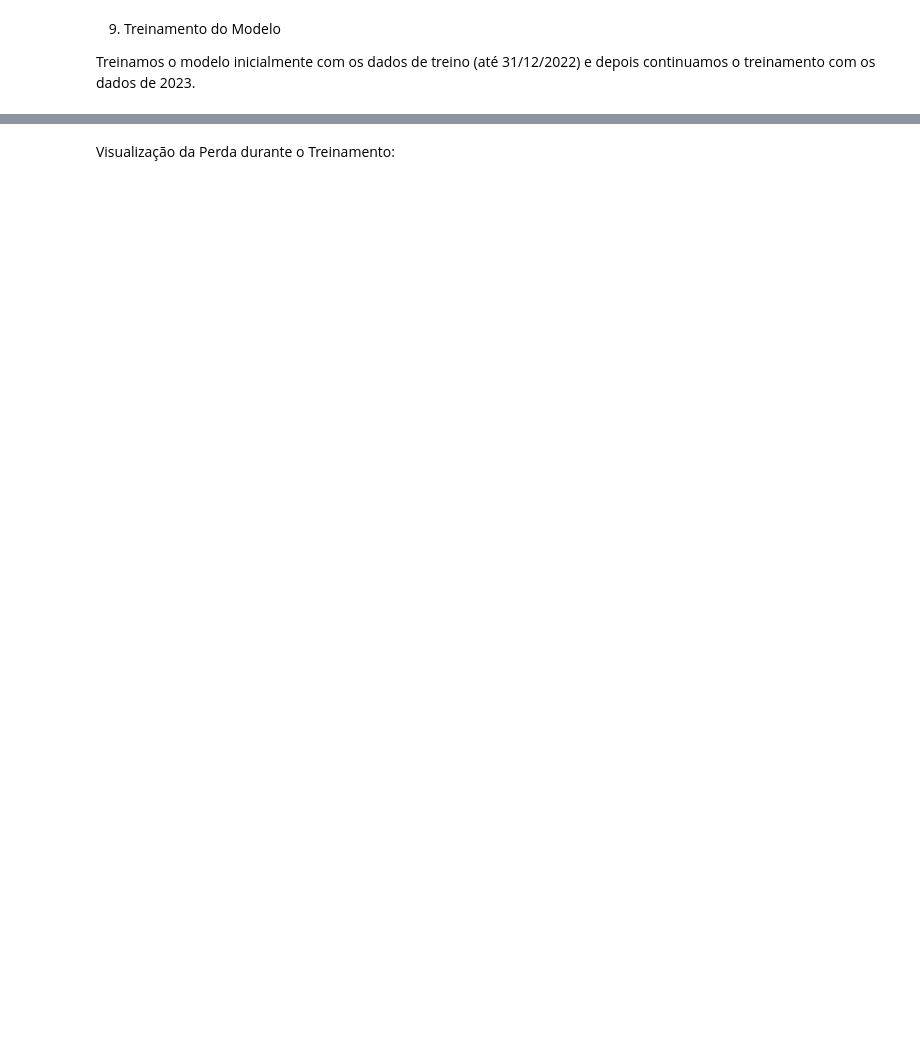
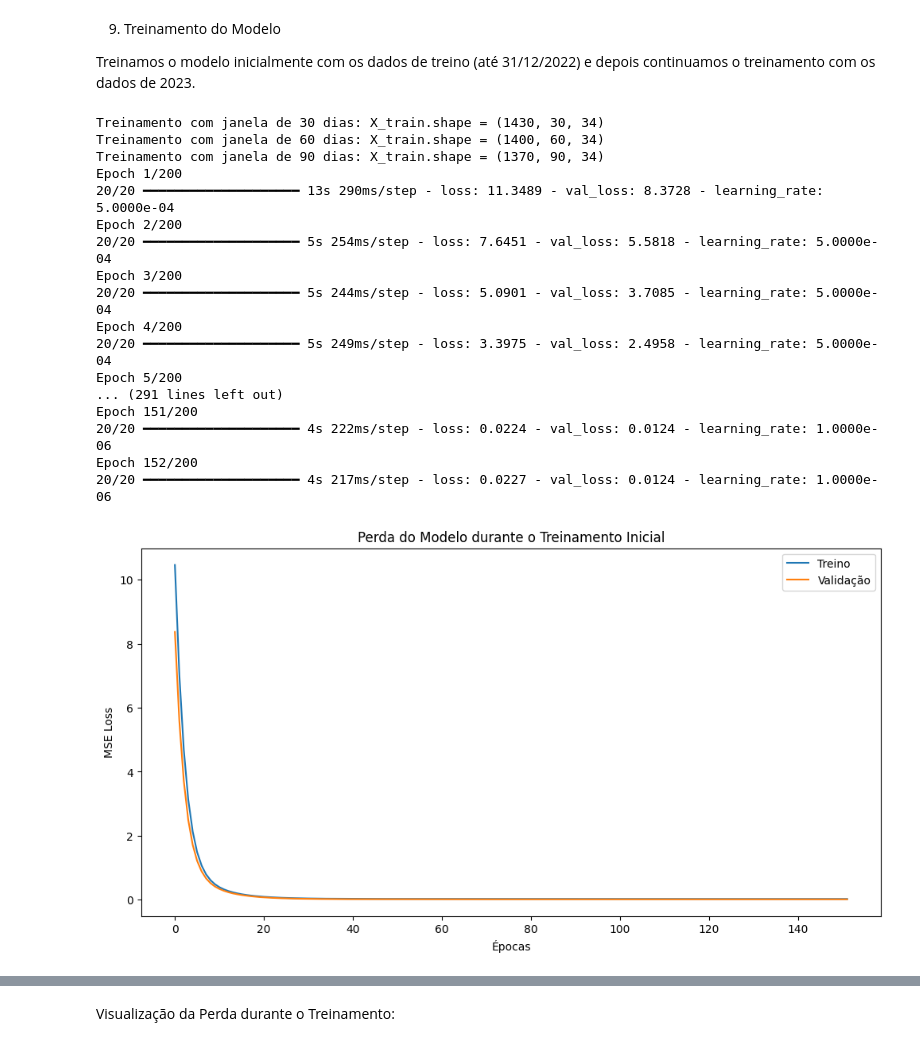
Before and after one commit to jocianoperin/PromoPredictor, a Jupyter notebook: promopredictor/notebooks/prediction_improved.ipynb, the cells around one changed output, grey strips where cells are left out. Saved outputs shown, nothing was run; the diff lists cells and outputs as text; code cells hidden in the pictures; blank space fills up the shorter version.

Commit message:
Subindo data

```diff
--- a/promopredictor/notebooks/prediction_improved.ipynb
+++ b/promopredictor/notebooks/prediction_improved.ipynb
@@ -108,9 +168,9 @@ Adicionamos features derivadas da data que podem ajudar na previsão, como dia,
 daily_df['Dia'] = daily_df['Data'].dt.day
 daily_df['Mes'] = daily_df['Data'].dt.month
 daily_df['Ano'] = daily_df['Data'].dt.year
-daily_df['DiaDaSemana'] = daily_df['Data'].dt.dayofweek  # 0: Segunda, 6: Domingo
-
-# Adicionar semanas do ano como feature
+daily_df['DiaDaSemana'] = daily_df['Data'].dt.dayofweek
+daily_df['Quantidade_Rolling_Mean'] = daily_df['Quantidade'].rolling(window=7, min_periods=1).mean()
+daily_df['ValorUnitario_Rolling_Mean'] = daily_df['ValorUnitario'].rolling(window=7, min_periods=1).mean()
 daily_df['SemanaDoAno'] = daily_df['Data'].dt.isocalendar().week
 
 # Inicializar feriados do Brasil
@@ -191,7 +273,7 @@ def create_sequences(features, targets, seq_length):
         y.append(targets[i])
     return np.array(X), np.array(y)
 
-SEQ_LENGTH = 30  # Número de dias usados para prever
+SEQ_LENGTH = 60  # Número de dias usados para prever
 
 # Criar sequências de treino
 X_train, y_train = create_sequences(train_features_scaled, train_targets_scaled, SEQ_LENGTH)
@@ -237,50 +351,49 @@ model.summary()
 
 Treinamos o modelo inicialmente com os dados de treino (até 31/12/2022) e depois continuamos o treinamento com os dados de 2023.
 # %%
-# Definir callbacks
-early_stop = tf.keras.callbacks.EarlyStopping(monitor='val_loss', patience=60, restore_best_weights=True)
-reduce_lr = tf.keras.callbacks.ReduceLROnPlateau(monitor='val_loss', factor=0.5, patience=5, min_lr=1e-6)
+early_stop = tf.keras.callbacks.EarlyStopping(monitor='val_loss', patience=80, restore_best_weights=True)
+reduce_lr = tf.keras.callbacks.ReduceLROnPlateau(monitor='val_loss', factor=0.2, patience=10, min_lr=1e-6)
 
-# Configurar o otimizador com uma taxa de aprendizado reduzida
-optimizer = tf.keras.optimizers.Adam(learning_rate=0.001)  # Antes era padrão
-model.compile(optimizer=optimizer, loss='mse')
+# Criar múltiplas janelas para comparação
+for seq_length in [30, 60, 90]:
+    X_train, y_train = create_sequences(train_features_scaled, train_targets_scaled, seq_length)
+    print(f"Treinamento com janela de {seq_length} dias: X_train.shape = {X_train.shape}")
 
 # Treinar o modelo com os dados de treino inicial
 history = model.fit(
     X_train, y_train,
-    epochs=200,
-    batch_size=64,
-    validation_split=0.1,
+    epochs=200,  # Mantendo 200 épocas para garantir tempo suficiente de treinamento
+    batch_size=64,  # Lote ajustado para balancear memória e desempenho
+    validation_split=0.1,  # Separar 10% dos dados de treino para validação
     callbacks=[early_stop, reduce_lr],
-    verbose=1
+    verbose=1  # Mostrar logs detalhados
 )
 
 # Plotar a perda de treino e validação
 plt.figure(figsize=(12,6))
 plt.plot(history.history['loss'], label='Treino')
 plt.plot(history.history['val_loss'], label='Validação')
 plt.title('Perda do Modelo durante o Treinamento Inicial')
 plt.xlabel('Épocas')
 plt.ylabel('MSE Loss')
 plt.legend()
 plt.show()
-
-# Continuar o treinamento com os dados de 2023
-history_continue = model.fit(
-    X_continue_train, y_continue_train,
-    epochs=50,
-    batch_size=64,
-    validation_split=0.1,
-    callbacks=[early_stop, reduce_lr],
-    verbose=1
-)
-
-# Plotar a perda de treino e validação durante a continuação do treinamento
-plt.figure(figsize=(12,6))
-plt.plot(history_continue.history['loss'], label='Treino Continuado')
-plt.plot(history_continue.history['val_loss'], label='Validação Continuada')
-plt.title('Perda do Modelo durante a Continuação do Treinamento')
-plt.xlabel('Épocas')
-plt.ylabel('MSE Loss')
-plt.legend()
-plt.show()
+# %% [output]
+Treinamento com janela de 30 dias: X_train.shape = (1430, 30, 34)
+Treinamento com janela de 60 dias: X_train.shape = (1400, 60, 34)
+Treinamento com janela de 90 dias: X_train.shape = (1370, 90, 34)
+Epoch 1/200
+20/20 ━━━━━━━━━━━━━━━━━━━━ 13s 290ms/step - loss: 11.3489 - val_loss: 8.3728 - learning_rate: 5.0000e-04
+Epoch 2/200
+20/20 ━━━━━━━━━━━━━━━━━━━━ 5s 254ms/step - loss: 7.6451 - val_loss: 5.5818 - learning_rate: 5.0000e-04
+Epoch 3/200
+20/20 ━━━━━━━━━━━━━━━━━━━━ 5s 244ms/step - loss: 5.0901 - val_loss: 3.7085 - learning_rate: 5.0000e-04
+Epoch 4/200
+20/20 ━━━━━━━━━━━━━━━━━━━━ 5s 249ms/step - loss: 3.3975 - val_loss: 2.4958 - learning_rate: 5.0000e-04
+Epoch 5/200
+... (291 lines left out)
+Epoch 151/200
+20/20 ━━━━━━━━━━━━━━━━━━━━ 4s 222ms/step - loss: 0.0224 - val_loss: 0.0124 - learning_rate: 1.0000e-06
+Epoch 152/200
+20/20 ━━━━━━━━━━━━━━━━━━━━ 4s 217ms/step - loss: 0.0227 - val_loss: 0.0124 - learning_rate: 1.0000e-06
+[figure, added]
```
Also changed, not shown: parts of 13 cells of this notebook, 6 other files.
